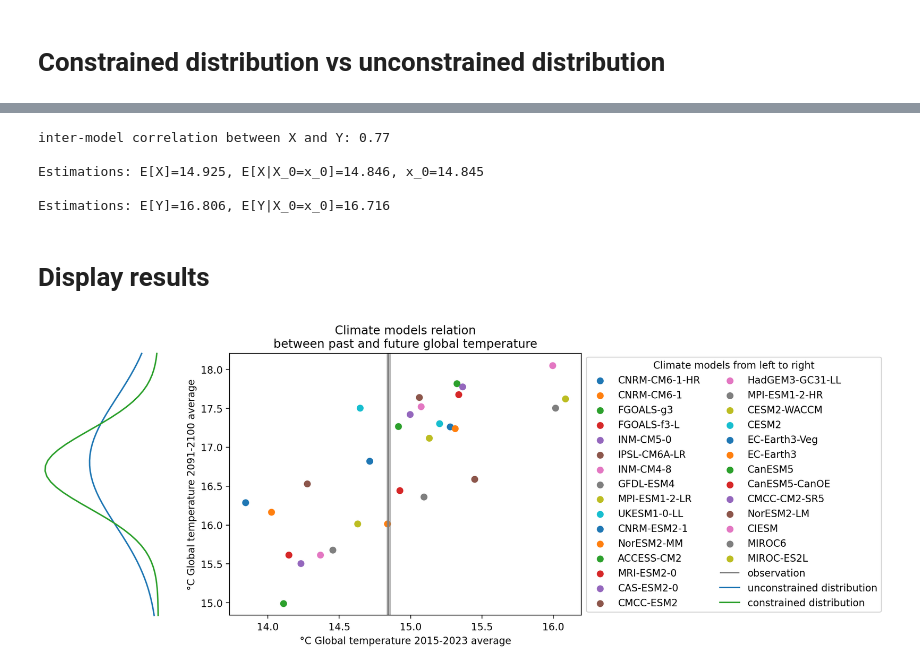
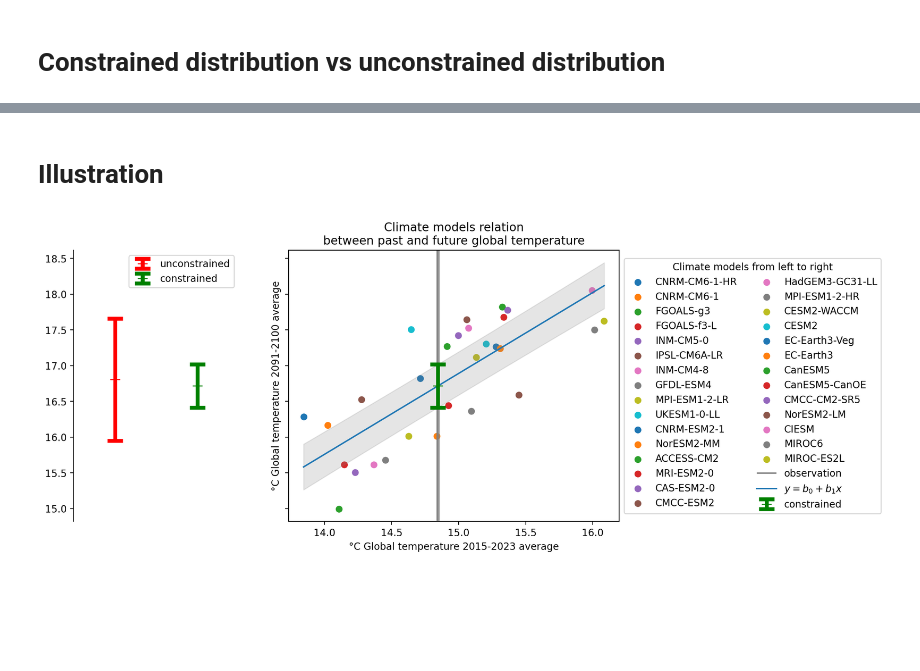
Before and after one commit to portmanv/ToolboxObservationalConstraint, a Jupyter notebook: notebooks/Part3_observational_constrain.ipynb, the cells around one changed output, grey strips where cells are left out. Drawn from its saved outputs; the diff is of its cells as text; code cells hidden in the pictures; blank space fills up the shorter version.

```diff
--- a/notebooks/Part3_observational_constrain.ipynb
+++ b/notebooks/Part3_observational_constrain.ipynb
@@ -49,45 +81,46 @@ std_Y_given_X_obs = np.sqrt(var_Y_given_X_obs)
-# %%
-print("inter-model correlation between X and Y: {:.2f}".format(np.corrcoef(X_mod, Y_mod)[0,1]))
-
-print("\nEstimations: E[X]={:.3f}, E[X|X_0=x_0]={:.3f}, x_0={:.3f}".format(mu_X, mu_X_given_X_obs, X_obs))
-
-print("\nEstimations: E[Y]={:.3f}, E[Y|X_0=x_0]={:.3f}".format(mu_Y, mu_Y_given_X_obs))
-# %% [output]
-inter-model correlation between X and Y: 0.77
-
-Estimations: E[X]=14.925, E[X|X_0=x_0]=14.846, x_0=14.845
-
-Estimations: E[Y]=16.806, E[Y|X_0=x_0]=16.716
 # %% [markdown]
-# Display results
+# Illustration
+# %%
+def plot_interval(ax, xposition, interval, color, lw, w_bar=0.4, label=None, linestyle=None, markersize=10):
+    center = np.mean(np.array(interval).flatten())
+    error  = np.diff(np.array(interval).flatten())[0]/2
+    ax.errorbar(xposition, center, yerr=np.abs(error), color=color, capsize=20*w_bar, fmt="_",
+                lw=lw, capthick=lw, markersize=markersize, label=label, linestyle=linestyle)
 # %%
-plt.figure(dpi=200)
+fig, axes = plt.subplots(1,2, figsize=(10,5), dpi=200, width_ratios=(0.5,1), sharey=True)
+
+lw = 4
+plot_interval(axes[0], 0, unconstrained_interval, "red", lw, w_bar=0.4, label="unconstrained")
+plot_interval(axes[0], 1, constrained_interval, "green", lw, w_bar=0.4, label="constrained")
+axes[0].set_xlim(-0.5,1.5)
+axes[0].legend()
+axes[0].spines['right'].set_visible(False)
+axes[0].spines['top'].set_visible(False)
+axes[0].spines['bottom'].set_visible(False)
+axes[0].set_xticks([])
+#axes[0].set_yticks([])
 
 # Display each climate model
 for id_model in np.argsort(X_mod):
-    plt.scatter(X_mod[id_model], Y_mod[id_model], label="{}".format(list_models[id_model]))
-plt.xlabel("°C Global temperature {}-{} average".format(min_X, max_X))
-plt.ylabel("°C Global temperature {}-{} average".format(min_Y, max_Y))
+    axes[1].scatter(X_mod[id_model], Y_mod[id_model], label="{}".format(list_models[id_model]))
+axes[1].set_xlabel("°C Global temperature {}-{} average".format(min_X, max_X))
+axes[1].set_ylabel("°C Global temperature {}-{} average".format(min_Y, max_Y))
 
 # Display the observation +- uncertainty
-xmin, xmax = plt.gca().get_xlim()
-ymin, ymax = plt.gca().get_ylim()
-plt.vlines(X_obs, ymin, ymax, color='gray', label="observation")
-plt.fill_betweenx([ymin, ymax], X_obs-std_obs, X_obs+std_obs, alpha=0.5, color='gray')
+axes[1].fill_between(x, constrained_tube[:,0], constrained_tube[:,1], color="gray", alpha=0.2)
+xmin, xmax = axes[1].get_xlim()
+ymin, ymax = axes[1].get_ylim()
+axes[1].vlines(X_obs, ymin, ymax, color='gray', label="observation")
+axes[1].fill_betweenx([ymin, ymax], X_obs-std_obs, X_obs+std_obs, alpha=0.5, color='gray')
+axes[1].plot(x, b0+b1*x, label=r"$y=b_0+b_1x$")
+plot_interval(axes[1], X_obs, constrained_interval, "green", lw, w_bar=0.4, label="constrained")
 
 
-# Adding the distributions
-y = np.linspace(mu_Y-3*std_Y, mu_Y+3*std_Y)
-y = np.linspace(ymin, ymax)
-margin = 0.5
-plt.plot(xmin-stats.norm.pdf(y, mu_Y, std_Y)-margin, y, clip_on=False, label="unconstrained distribution", color="tab:blue")
-plt.plot(xmin-stats.norm.pdf(y, mu_Y_given_X_obs, std_Y_given_X_obs)-margin, y, clip_on=False, label="constrained distribution", color="tab:green")
-
 # Editing
-plt.xlim(xmin, xmax)
-plt.ylim(ymin, ymax)
-plt.legend(ncol=2, bbox_to_anchor=(1, 0.5), loc='center left', title="Climate models from left to right")
-plt.title("Climate models relation\nbetween past and future global temperature")
+axes[1].set_xlim(xmin, xmax)
+axes[1].set_ylim(ymin, ymax)
+axes[1].legend(ncol=2, bbox_to_anchor=(1, 0.5), loc='center left', title="Climate models from left to right")
+axes[1].set_title("Climate models relation\nbetween past and future global temperature")
 plt.show()
 # %% [output]
-[figure, old version]
+[figure, new version]
```
Also changed, not shown: parts of 6 cells of this notebook, 1 other file.
